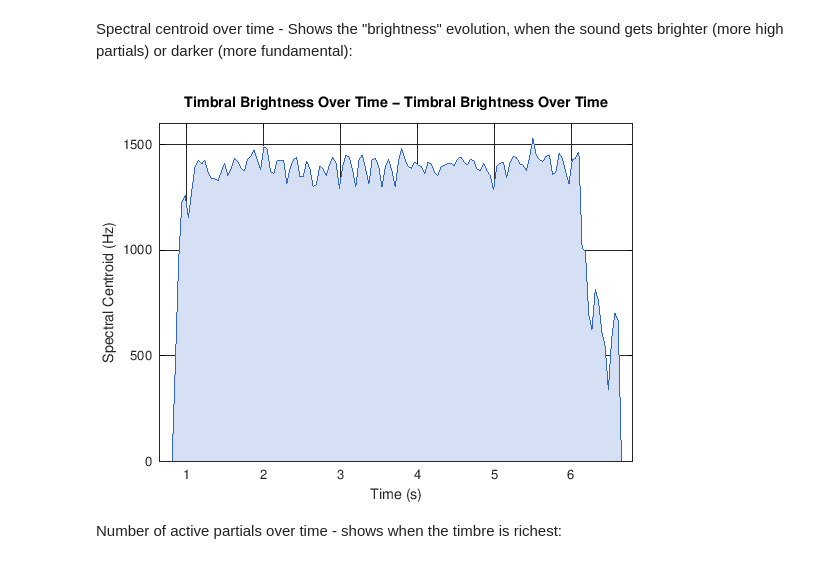
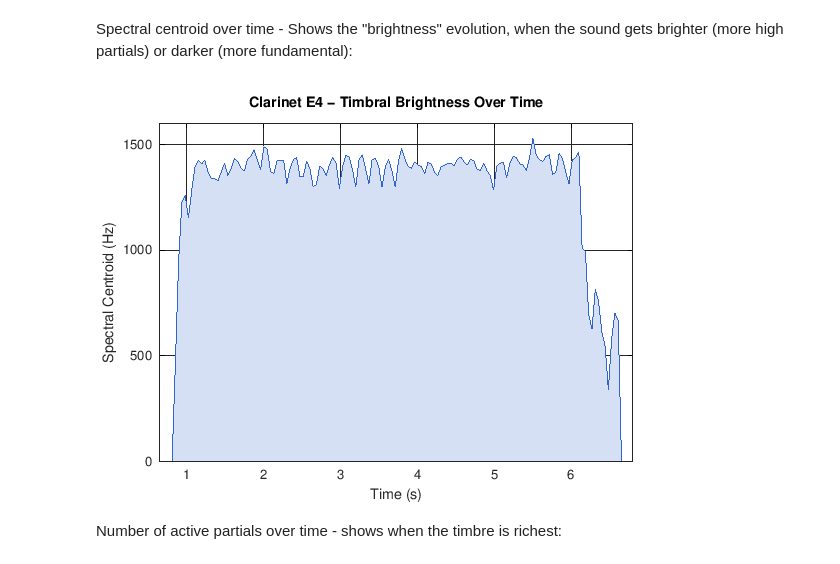
Before and after one commit to calyau/octave-notebooks, a Jupyter notebook: data/audio-dsp-and-spectralism.ipynb, the cells around one changed output. Saved outputs shown, nothing was run; the diff lists cells and outputs as text; code cells hidden in the pictures.

```diff
--- a/data/audio-dsp-and-spectralism.ipynb
+++ b/data/audio-dsp-and-spectralism.ipynb
@@ -82,7 +87,10 @@ The `.wav` files used below were generated using Spitfire Audio's library "Studi
 
 The following clarinet recording is of E4 with vibrato:
 # %%
-input_file = 'audio/clarinet.wav';
+inst_lower = 'clarinet';
+inst_title = titlecase(inst_lower);
+input_file = strcat('audio/', inst_lower, '.wav');
+
 [y, fs] = audioread(input_file);
 
 % We only need one channel from a stereo wav file
@@ -131,9 +139,9 @@ plot_spectrogram(y, fs, 'Clarinet Spectrogram');
 Next, let's save our data to a .mat file. We'll be converting this to SDIF, so we need to prepare it with metadata, too.:
 # %%
 meta.instrument_id = 2;    % 2 = clarinet (see instrument codes below)
-meta.midi_note = 64;       % E4 = MIDI note 64
 
-save_static_spectrum('output/clarinet_E4_static.mat', freqs, amps, meta);
+output_file = sprintf('output/%s_%s_static.mat', inst_lower, meta.midi_note);
+save_static_spectrum(output_file, freqs, amps, meta);
 # %% [output]
 Saved static spectrum: output/clarinet_E4_static.mat (20 partials)
 # %% [markdown]
@@ -171,7 +179,8 @@ Analyzing clarinet evolution...
 Partial trajectory plots - show how individual partials evolve over time. Let's look at frequency trajectory first:
 # %%
 t_range = [0.9,6.1];
-plot_partial_freq_trajectories(times, freqs_matrix, 8, 'Clarinet E4', t_range);
+title_prefix = sprintf("%s %s", inst_title, meta.midi_note);
+plot_partial_freq_trajectories(times, freqs_matrix, 8, title_prefix, t_range);
 # %% [output]
 [figure]
 # %% [markdown]
@@ -197,10 +206,10 @@ Spectral centroid over time - Shows the "brightness" evolution, when the sound g
 # %%
 % Calculate spectral centroid for each frame
 ct_range = [0.65, 6.8];
 sc_range = [0, 1600];
-plot_spectral_centroid(times, freqs_matrix, amps_matrix, 'Timbral Brightness Over Time', ct_range, sc_range);
+plot_spectral_centroid(times, freqs_matrix, amps_matrix, title_prefix, ct_range, sc_range);
 # %% [output]
-[figure, old version]
+[figure, new version]
 # %% [markdown]
 Number of active partials over time - shows when the timbre is richest:
 # %%
```
Also changed, not shown: parts of 40 cells of this notebook.
